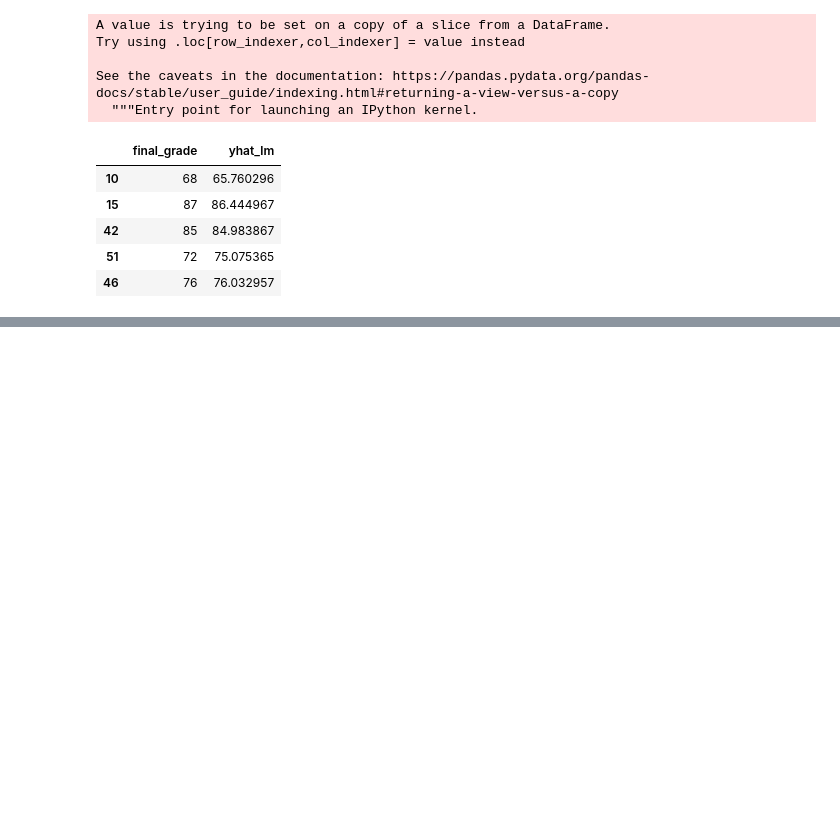
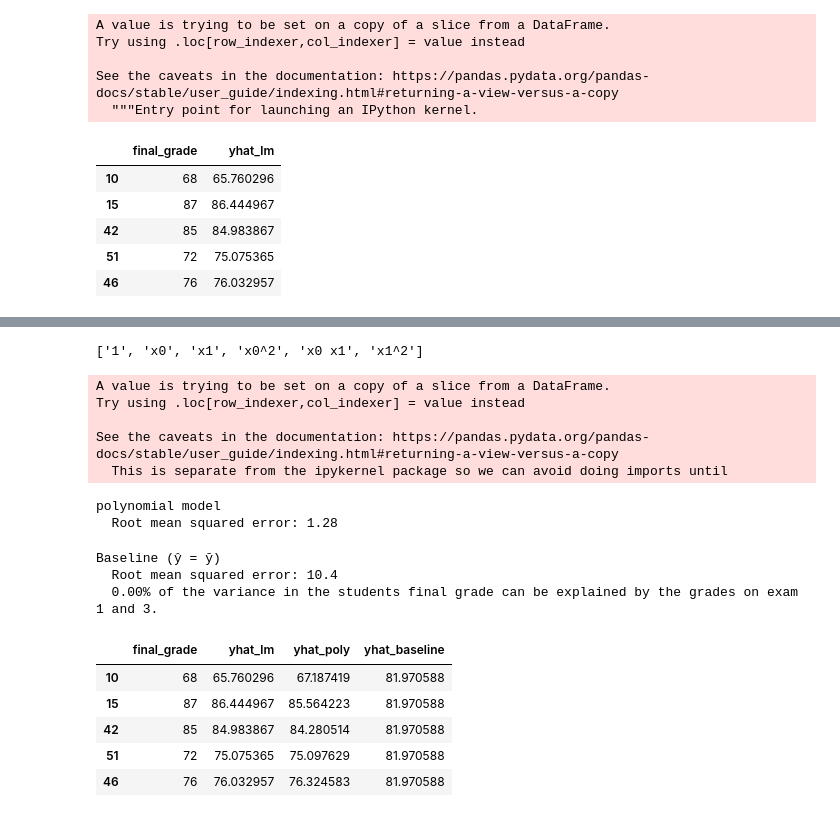
Before and after one commit to matt-c-knight/regression_exercises, a Jupyter notebook: model.ipynb, the cells around one changed output, grey strips where cells are left out. Saved outputs shown, nothing was run; the diff lists cells and outputs as text; code cells hidden in the pictures; blank space fills up the shorter version.

```diff
--- a/model.ipynb
+++ b/model.ipynb
@@ -142,0 +175,19 @@ See the caveats in the documentation: https://pandas.pydata.org/pandas-docs/stab
+# %%
+from sklearn.preprocessing import PolynomialFeatures
+
+poly = PolynomialFeatures(degree=2)
+X_poly = poly.fit_transform(X_rfe)
+
+poly.get_feature_names()
+# %% [output]
+['1', 'x0', 'x1', 'x0^2', 'x0 x1', 'x1^2']
+# %%
+lm_poly = LinearRegression()
+lm_poly.fit(X_poly, y_train.final_grade)
+y_train['yhat_poly'] = lm_poly.predict(X_poly)
+# %% [output]
+A value is trying to be set on a copy of a slice from a DataFrame.
+Try using .loc[row_indexer,col_indexer] = value instead
+
+See the caveats in the documentation: https://pandas.pydata.org/pandas-docs/stable/user_guide/indexing.html#returning-a-view-versus-a-copy
+  This is separate from the ipykernel package so we can avoid doing imports until
@@ -142,0 +196,8 @@ See the caveats in the documentation: https://pandas.pydata.org/pandas-docs/stab
+# %%
+RMSE_poly = np.sqrt(mean_squared_error(y_train.final_grade, y_train.yhat_poly))
+RMSE_poly
+
+print("polynomial model\n  Root mean squared error: {:.3}".format(RMSE_poly))
+# %% [output]
+polynomial model
+  Root mean squared error: 1.28
@@ -142,0 +206,15 @@ See the caveats in the documentation: https://pandas.pydata.org/pandas-docs/stab
+# %%
+# set predictions to be the mean of all final grades
+y_train['yhat_baseline'] = df['final_grade'].mean()
+
+# compute the RMSE
+RMSE_bl = np.sqrt(mean_squared_error(y_train.final_grade, y_train.yhat_baseline))
+print("Baseline (ŷ = ȳ)\n  Root mean squared error: {:.3}".format(RMSE_bl))
+
+# no need to compute R-2 because it will be a 0! But we will demonstrate here:
+evs = explained_variance_score(y_train.final_grade, y_train.yhat_baseline)
+print('  {:.2%} of the variance in the student''s final grade can be explained by the grades on exam 1 and 3.'.format(evs))
+# %% [output]
+Baseline (ŷ = ȳ)
+  Root mean squared error: 10.4
+  0.00% of the variance in the students final grade can be explained by the grades on exam 1 and 3.
@@ -142,0 +223,9 @@ See the caveats in the documentation: https://pandas.pydata.org/pandas-docs/stab
+# %%
+y_train.head()
+# %% [output]
+|  | final_grade | yhat_lm | yhat_poly | yhat_baseline |
+| 10 | 68 | 65.760296 | 67.187419 | 81.970588 |
+| 15 | 87 | 86.444967 | 85.564223 | 81.970588 |
+| 42 | 85 | 84.983867 | 84.280514 | 81.970588 |
+| 51 | 72 | 75.075365 | 75.097629 | 81.970588 |
+| 46 | 76 | 76.032957 | 76.324583 | 81.970588 |
```
Also changed, not shown: parts of 93 cells of this notebook.
